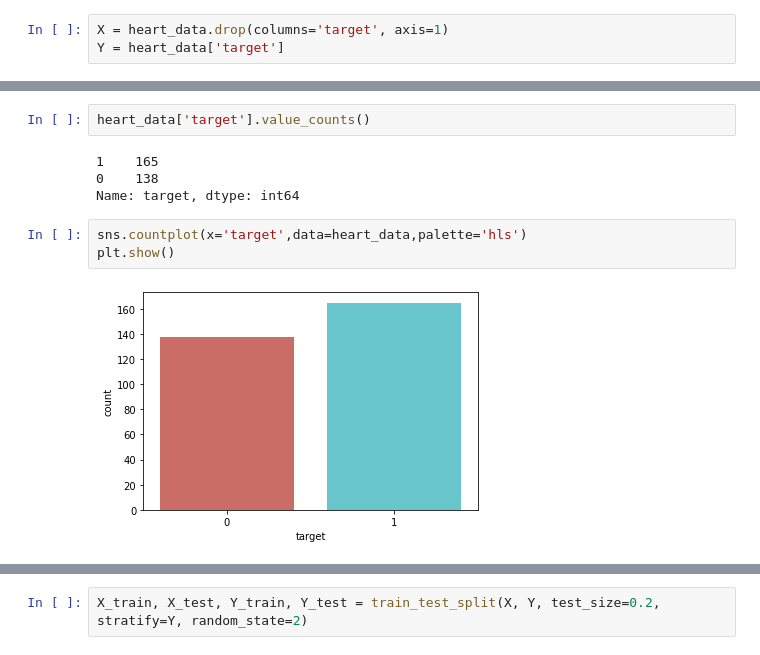
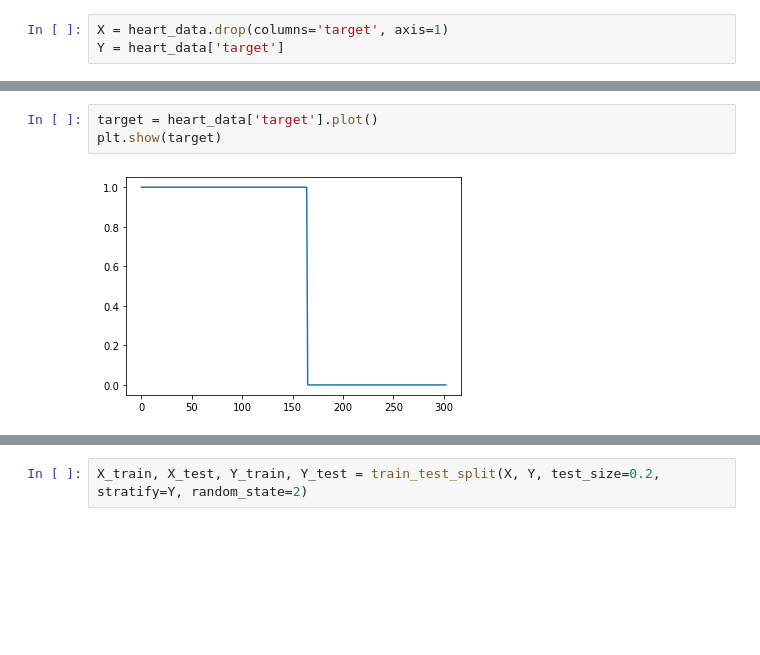
Before and after one commit to Kushal997-das/Project-Guidance, a Jupyter notebook: Machine Learning and Data Science/Basic/Heart Disease Prediction/Heart Disease Prediction (Logistic Regression) - Using Library.ipynb, the cells around one changed output, grey strips where cells are left out. Cells and saved outputs as stored; diff of their text form; blank space fills up the shorter version.

```diff
--- a/Machine Learning and Data Science/Basic/Heart Disease Prediction/Heart Disease Prediction (Logistic Regression) - Using Library.ipynb
+++ b/Machine Learning and Data Science/Basic/Heart Disease Prediction/Heart Disease Prediction (Logistic Regression) - Using Library.ipynb
@@ -89,11 +107,5 @@ Y = heart_data['target']
 # %%
-heart_data['target'].value_counts()
+target = heart_data['target'].plot()
+plt.show(target)
 # %% [output]
-1    165
-0    138
-Name: target, dtype: int64
+[figure, added]
-# %%
-sns.countplot(x='target',data=heart_data,palette='hls')
-plt.show()
-# %% [output]
-[figure, removed]
```
Also changed, not shown: parts of 10 cells of this notebook, 5 other files.
